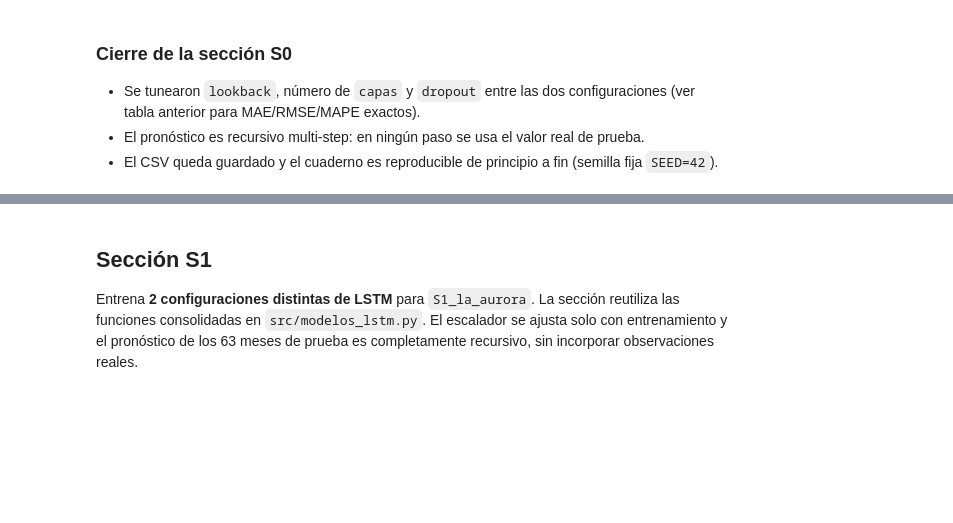
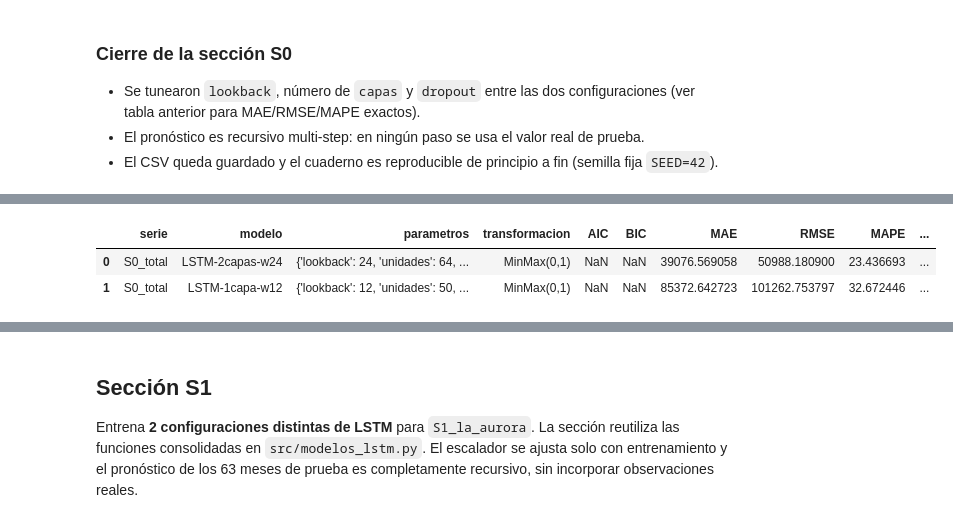
Before and after one commit to JosFer720/Laboratorio-1-Series-de-Tiempo, a Jupyter notebook: notebooks/06_lstm_s0_s1.ipynb, the cells around one changed output, grey strips where cells are left out. Cells and saved outputs as stored; diff of their text form; code cells hidden in the pictures; blank space fills up the shorter version.

```diff
--- a/notebooks/06_lstm_s0_s1.ipynb
+++ b/notebooks/06_lstm_s0_s1.ipynb
@@ -163,0 +171,9 @@ plt.show()
+# %%
+RUTA_LSTM_S0 = DIR_RESULTADOS / "lstm_s0.csv"
+tabla_s0 = tabla_comparativa(filas_s0)
+tabla_s0.to_csv(RUTA_LSTM_S0, index=False)
+tabla_s0
+# %% [output]
+|  | serie | modelo | parametros | transformacion | AIC | BIC | MAE | RMSE | MAPE | ... |
+| 0 | S0_total | LSTM-2capas-w24 | {'lookback': 24, 'unidades': 64, ... | MinMax(0,1) | NaN | NaN | 39076.569058 | 50988.180900 | 23.436693 | ... |
+| 1 | S0_total | LSTM-1capa-w12 | {'lookback': 12, 'unidades': 50, ... | MinMax(0,1) | NaN | NaN | 85372.642723 | 101262.753797 | 32.672446 | ... |
```
Also changed, not shown: parts of 13 cells of this notebook, 5 other files.
